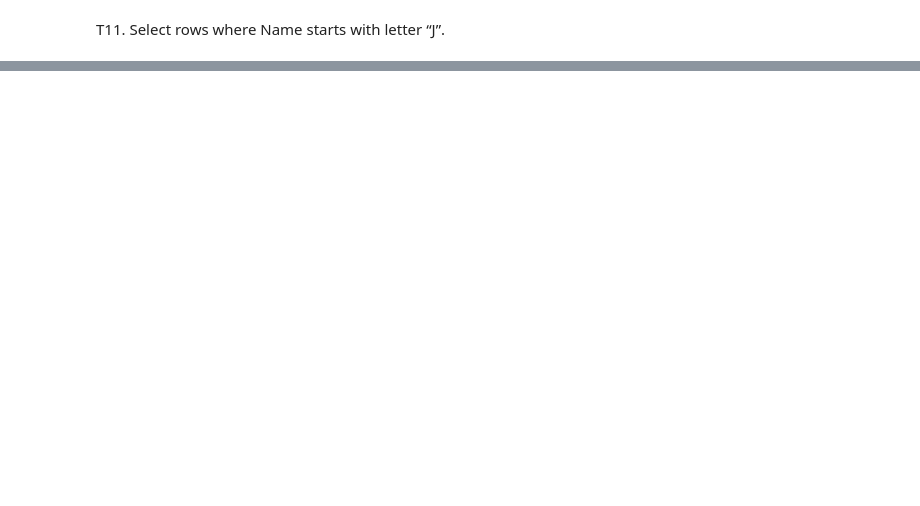
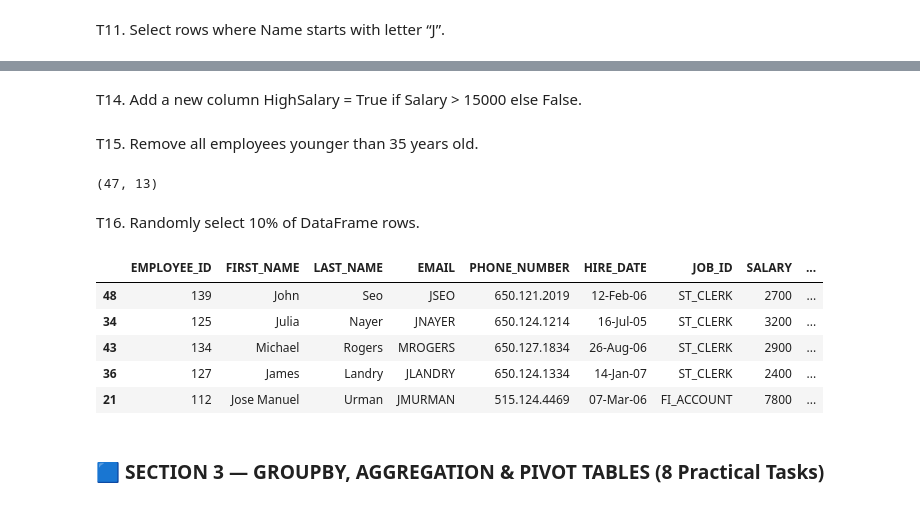
Before and after one commit to sagarnbeedi-analytics/data-analytics-portfolio, a Jupyter notebook: PYTHON/practicing_python_libraries/python_files/pandas.ipynb, the cells around one changed output, grey strips where cells are left out. Drawn from its saved outputs; the diff is of its cells as text; code cells hidden in the pictures; blank space fills up the shorter version.

```diff
--- a/PYTHON/practicing_python_libraries/python_files/pandas.ipynb
+++ b/PYTHON/practicing_python_libraries/python_files/pandas.ipynb
@@ -359,0 +415,25 @@ df3[df3["FirstName"].str.startswith("J")]
+# %% [markdown]
+T14. Add a new column HighSalary = True if Salary > 15000 else False.
+# %%
+df1["SALARY_CAT"]=df1["SALARY"].apply(lambda a:"High" if a> 15000 else "Low")
+# %% [markdown]
+T15. Remove all employees younger than 35 years old.
+# %%
+df1.shape
+# %% [output]
+(47, 13)
+# %%
+df1=df1.drop(df1[df1["Age"]<30].index)
+# %% [markdown]
+T16. Randomly select 10% of DataFrame rows.
+# %%
+df1.sample(frac=0.1)
+# %% [output]
+|  | EMPLOYEE_ID | FIRST_NAME | LAST_NAME | EMAIL | PHONE_NUMBER | HIRE_DATE | JOB_ID | SALARY | ... |
+| 48 | 139 | John | Seo | JSEO | 650.121.2019 | 12-Feb-06 | ST_CLERK | 2700 | ... |
+| 34 | 125 | Julia | Nayer | JNAYER | 650.124.1214 | 16-Jul-05 | ST_CLERK | 3200 | ... |
+| 43 | 134 | Michael | Rogers | MROGERS | 650.127.1834 | 26-Aug-06 | ST_CLERK | 2900 | ... |
+| 36 | 127 | James | Landry | JLANDRY | 650.124.1334 | 14-Jan-07 | ST_CLERK | 2400 | ... |
+| 21 | 112 | Jose Manuel | Urman | JMURMAN | 515.124.4469 | 07-Mar-06 | FI_ACCOUNT | 7800 | ... |
+# %% [markdown]
+### 🟦 SECTION 3 — GROUPBY, AGGREGATION & PIVOT TABLES (8 Practical Tasks)
```
Also changed, not shown: parts of 6 cells of this notebook.
